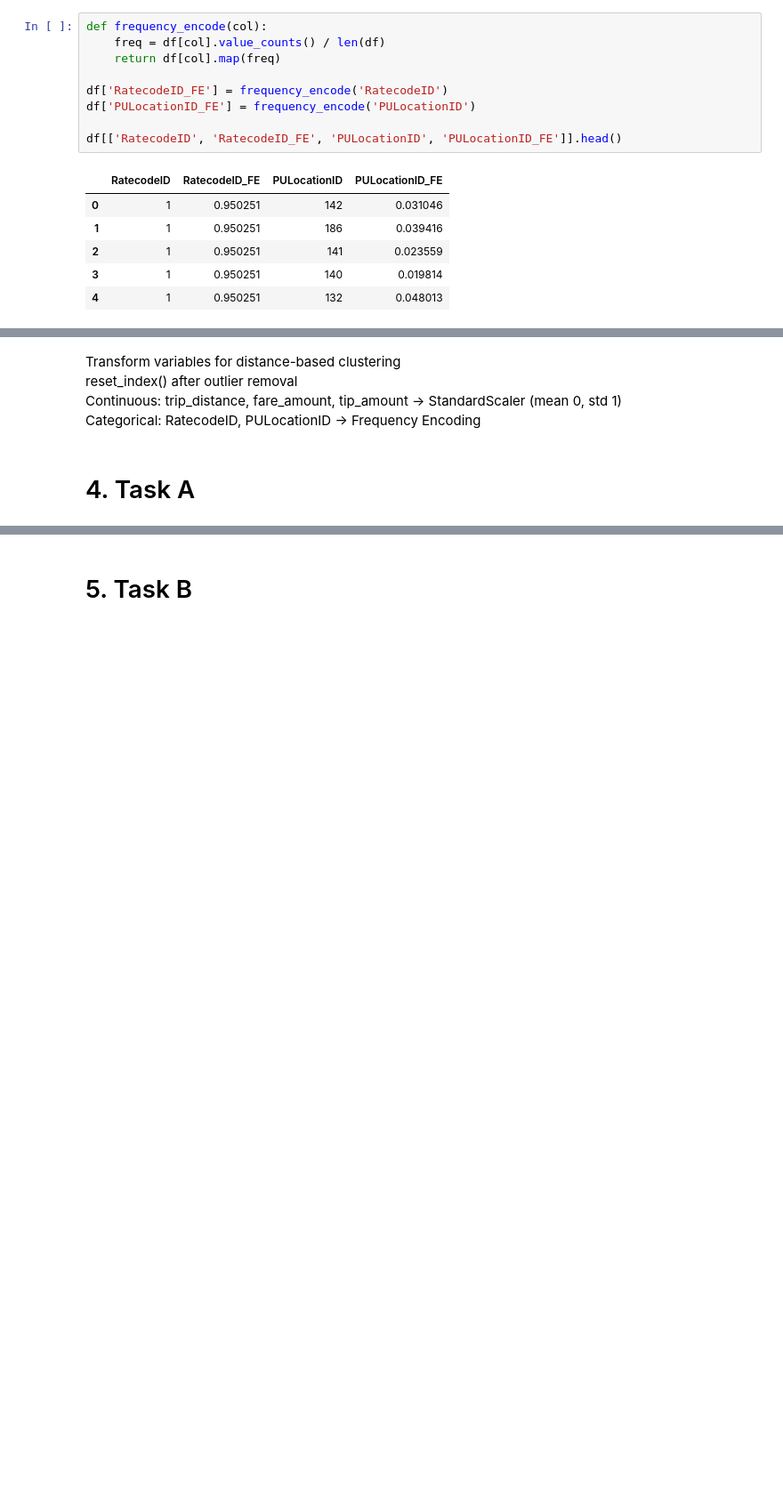
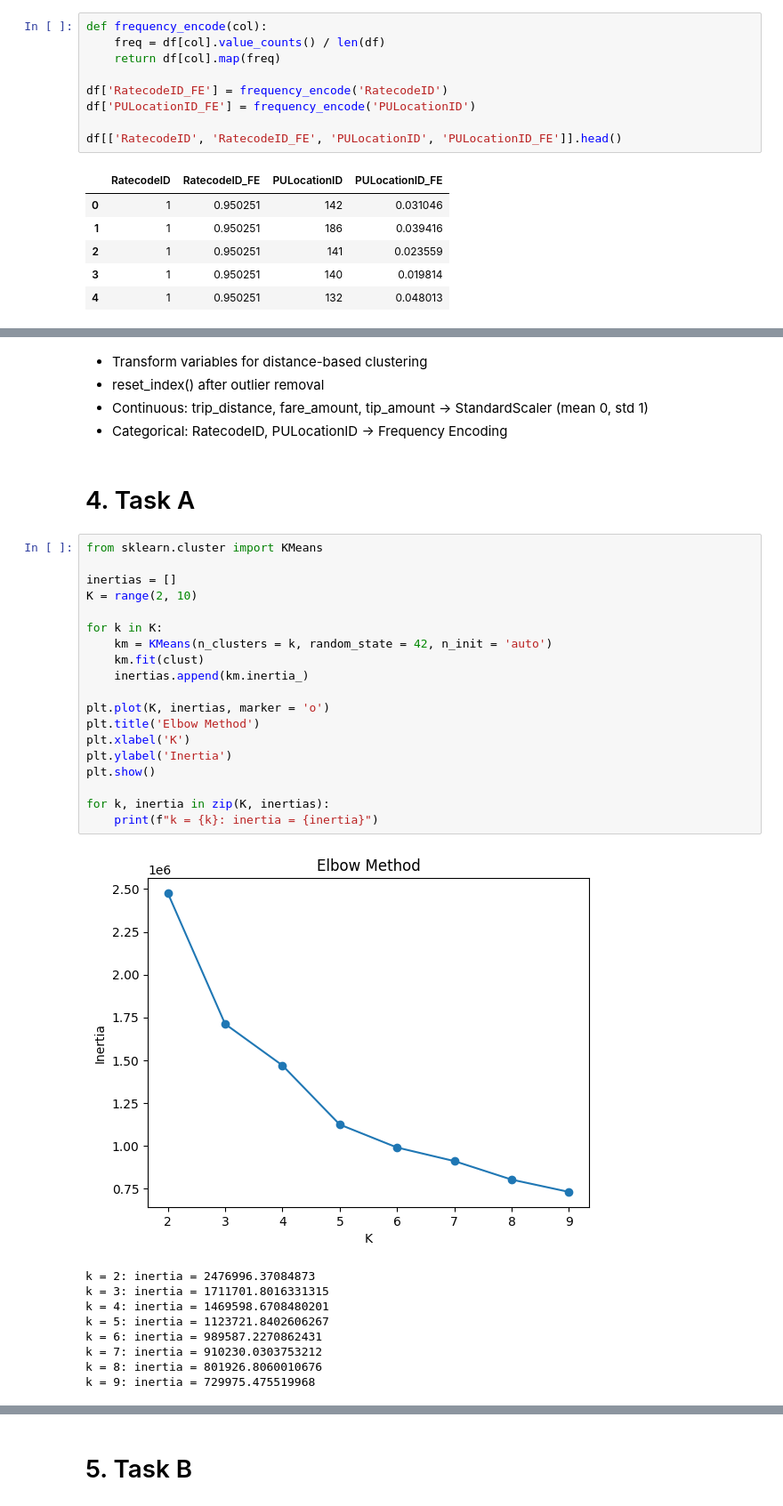
Before and after one commit to aprilgozib/machine_learning, a Jupyter notebook: notebooks/clustering_taxi.ipynb, the cells around one changed output, grey strips where cells are left out. Shown at 89% size. Saved outputs shown, nothing was run; the diff lists cells and outputs as text; blank space fills up the shorter version.

```diff
--- a/notebooks/clustering_taxi.ipynb
+++ b/notebooks/clustering_taxi.ipynb
@@ -185,9 +184,38 @@ clust.head()
 | 3 | -0.507908 | -0.357403 | -0.747425 | 0.950251 | 0.019814 |
 | 4 | 3.034614 | 2.734660 | 0.555723 | 0.950251 | 0.048013 |
 # %% [markdown]
-Transform variables for distance-based clustering
-reset_index() after outlier removal
-Continuous: trip_distance, fare_amount, tip_amount → StandardScaler (mean 0, std 1)
-Categorical: RatecodeID, PULocationID → Frequency Encoding
+- Transform variables for distance-based clustering
+- reset_index() after outlier removal
+- Continuous: trip_distance, fare_amount, tip_amount → StandardScaler (mean 0, std 1)
+- Categorical: RatecodeID, PULocationID → Frequency Encoding
 # %% [markdown]
 # 4. Task A
+# %%
+from sklearn.cluster import KMeans
+
+inertias = []
+K = range(2, 10)
+
+for k in K:
+    km = KMeans(n_clusters = k, random_state = 42, n_init = 'auto')
+    km.fit(clust)
+    inertias.append(km.inertia_)
+
+plt.plot(K, inertias, marker = 'o')
+plt.title('Elbow Method')
+plt.xlabel('K')
+plt.ylabel('Inertia')
+plt.show()
+
+for k, inertia in zip(K, inertias):
+    print(f"k = {k}: inertia = {inertia}")
+# %% [output]
+[figure, added]
+k = 2: inertia = 2476996.37084873
+k = 3: inertia = 1711701.8016331315
+k = 4: inertia = 1469598.6708480201
+k = 5: inertia = 1123721.8402606267
+k = 6: inertia = 989587.2270862431
+k = 7: inertia = 910230.0303753212
+k = 8: inertia = 801926.8060010676
+k = 9: inertia = 729975.475519968
```
Also changed, not shown: parts of 7 cells of this notebook.
